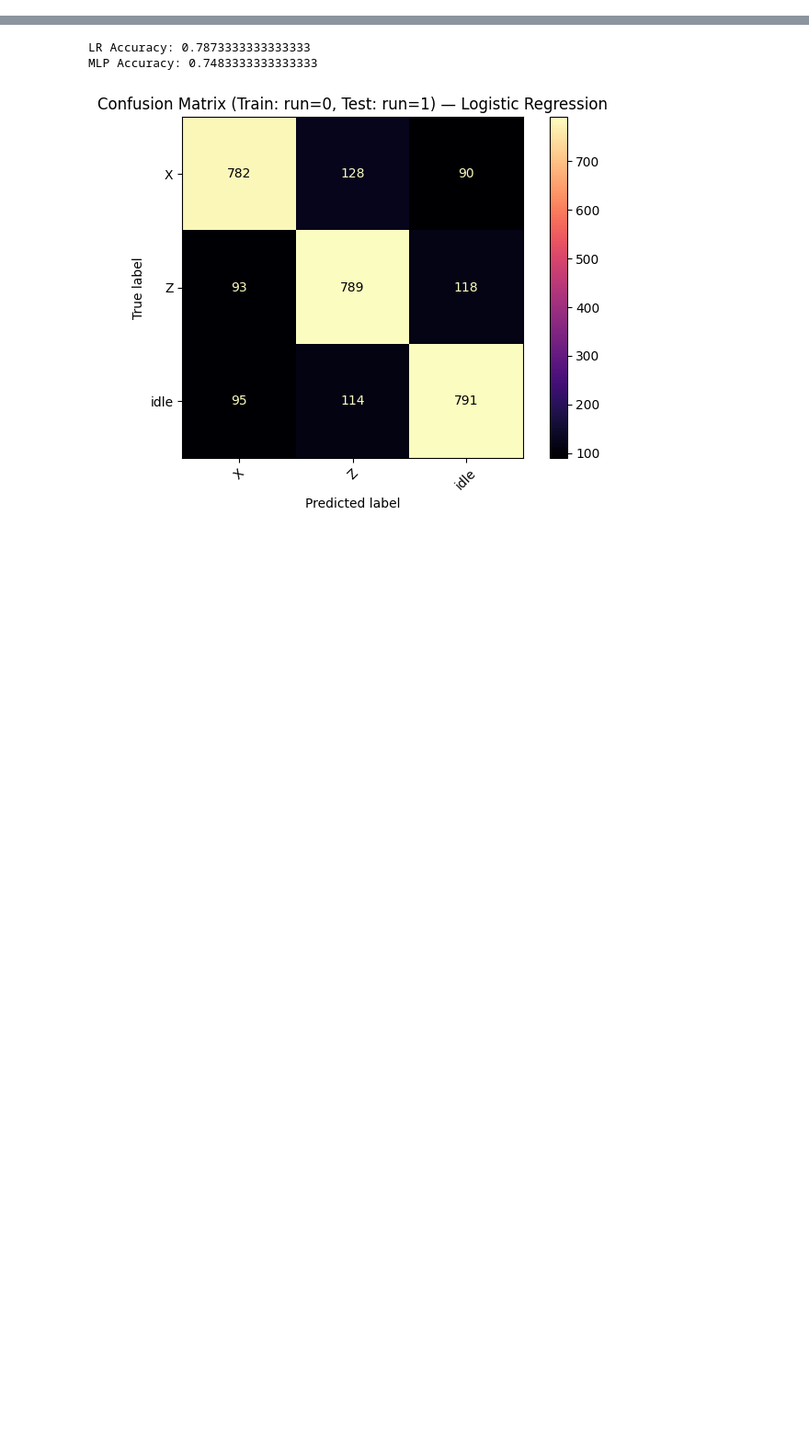
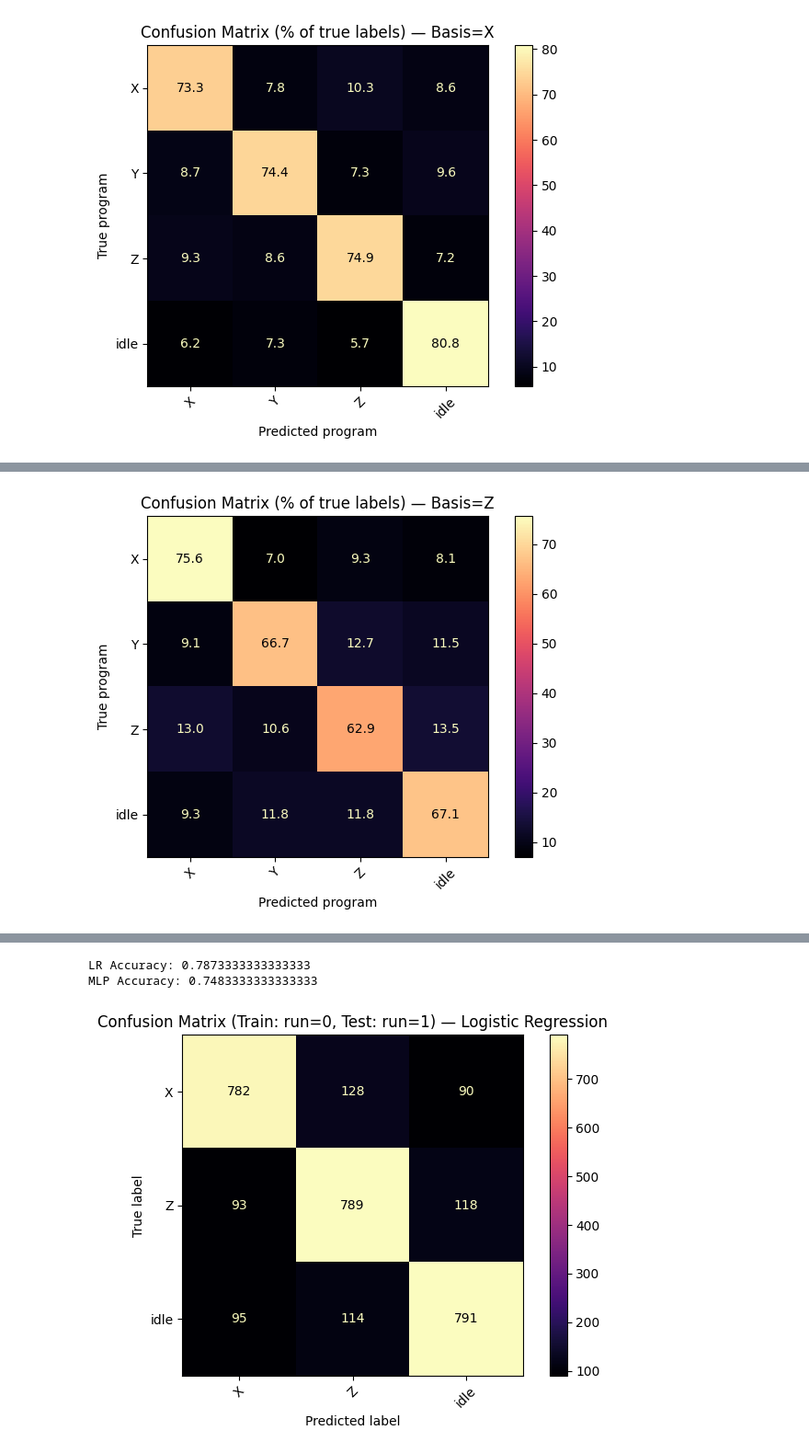
Before and after one commit to devon-campbell/circuit_leakage, a Jupyter notebook: state_leakage/analysis.ipynb, the cells around one changed output, grey strips where cells are left out. Shown at 92% size. Cells and saved outputs as stored; diff of their text form; code cells hidden in the pictures; blank space fills up the shorter version.

Commit message:
intermediate basis results

```diff
--- a/state_leakage/analysis.ipynb
+++ b/state_leakage/analysis.ipynb
@@ -0,0 +36,77 @@
+# %%
+# --- 2) Iterate by basis -----------------------------------------------------
+results_summary = []
+
+for basis in sorted(df["logical_basis"].unique()):
+    print(f"\n=== Logical Basis: {basis} ===")
+
+    # Subset for this basis
+    df_b = df[df["logical_basis"] == basis].reset_index(drop=True)
+
+    # --- Split into train (run=0) and test (run=1)
+    df_train = df_b[df_b["run_num"] == 0].reset_index(drop=True)
+    df_test  = df_b[df_b["run_num"] == 1].reset_index(drop=True)
+
+    if df_train.empty or df_test.empty:
+        print(f"⚠️  Missing one of the splits for basis={basis}. Runs found:", df_b["run_num"].unique())
+        continue
+
+    # --- Build feature matrices / labels
+    X_train = np.vstack(df_train["shot_result_list"].to_numpy())
+    y_train = df_train["program"].to_numpy()
+    X_test  = np.vstack(df_test["shot_result_list"].to_numpy())
+    y_test  = df_test["program"].to_numpy()
+
+    # --- Train models --------------------------------------------------------
+    lr = LogisticRegression(max_iter=1000)
+    lr.fit(X_train, y_train)
+    lr_pred = lr.predict(X_test)
+    lr_acc = accuracy_score(y_test, lr_pred)
+    print(f"LR Accuracy ({basis}-basis): {lr_acc:.3f}")
+
+    mlp = MLPClassifier(hidden_layer_sizes=(128,), activation="relu",
+                        alpha=1e-4, max_iter=500, random_state=42)
+    mlp.fit(X_train, y_train)
+    mlp_pred = mlp.predict(X_test)
+    mlp_acc = accuracy_score(y_test, mlp_pred)
+    print(f"MLP Accuracy ({basis}-basis): {mlp_acc:.3f}")
+
+    # --- Attach predictions for analysis ------------------------------------
+    df_test = df_test.copy()
+    df_test["prog_pred_lr"] = lr_pred
+    df_test["prog_correct_lr"] = (df_test["program"] == df_test["prog_pred_lr"])
+    df_test["prog_pred_mlp"] = mlp_pred
+    df_test["prog_correct_mlp"] = (df_test["program"] == df_test["prog_pred_mlp"])
+
+    # --- Confusion matrix (LR by default) -----------------------------------
+    cm = confusion_matrix(y_test, lr_pred, labels=lr.classes_, normalize='true')
+
+    # Convert to percentages (0–100)
+    cm_percent = cm * 100
+
+    disp = ConfusionMatrixDisplay(confusion_matrix=cm_percent, display_labels=lr.classes_)
+    disp.plot(cmap="magma", xticks_rotation=45, values_format=".1f")
+
+    plt.title(f"Confusion Matrix (% of true labels) — Basis={basis}")
+    plt.xlabel("Predicted program")
+    plt.ylabel("True program")
+    plt.tight_layout()
+    plt.show()
+
+    # --- Store summary ------------------------------------------------------
+    results_summary.append({
+        "basis": basis,
+        "lr_acc": lr_acc,
+        "mlp_acc": mlp_acc,
+        "n_train": len(df_train),
+        "n_test": len(df_test),
+    })
+
+# --- 3) Summary table --------------------------------------------------------
+if results_summary:
+    summary_df = pd.DataFrame(results_summary)
+    print("\n=== Summary ===")
+    print(summary_df)
+else:
+    print("No valid results to summarize.")
+# %% [output]
@@ -0,0 +116 @@
+[figure, added]
@@ -0,0 +120 @@
+[figure, added]
```
Also changed, not shown: parts of 4 cells of this notebook, 2 other files.
